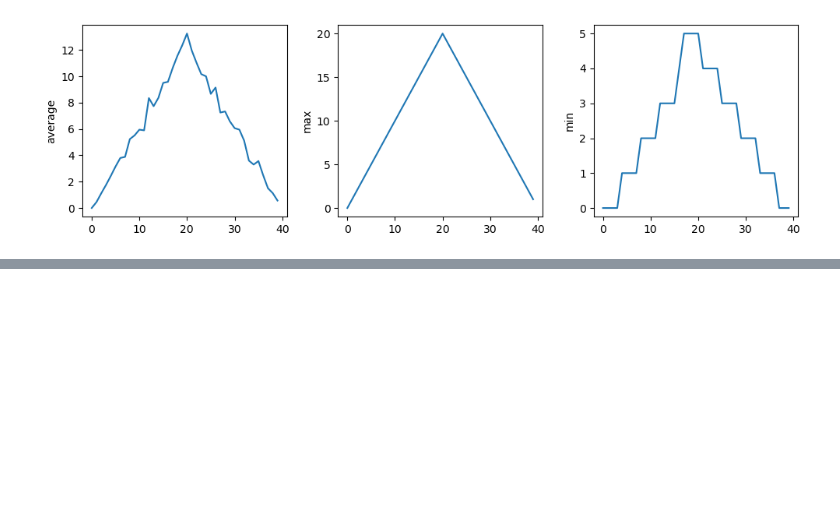
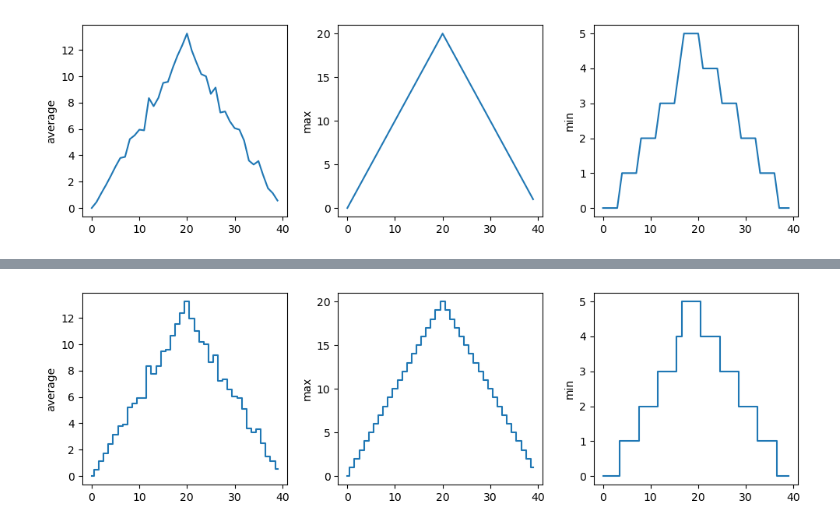
Before and after one commit to robfatland/carpentries, a Jupyter notebook: code/Day 1 Notes.ipynb, the cells around one changed output, grey strips where cells are left out. Drawn from its saved outputs; the diff is of its cells as text; code cells hidden in the pictures; blank space fills up the shorter version.

```diff
--- a/code/Day 1 Notes.ipynb
+++ b/code/Day 1 Notes.ipynb
@@ -686,0 +693,21 @@ matplotlib.pyplot.show()
+# %%
+fig = matplotlib.pyplot.figure(figsize=(10.0, 3.0))
+
+axes1 = fig.add_subplot(1, 3, 1)
+axes2 = fig.add_subplot(1, 3, 2)
+axes3 = fig.add_subplot(1, 3, 3)
+
+axes1.set_ylabel('average')
+axes1.plot(numpy.mean(data, axis=0), drawstyle='steps-mid')
+
+axes2.set_ylabel('max')
+axes2.plot(numpy.max(data, axis=0), drawstyle='steps-mid')
+
+axes3.set_ylabel('min')
+axes3.plot(numpy.min(data, axis=0), drawstyle='steps-mid')
+
+fig.tight_layout()
+
+matplotlib.pyplot.show()
+# %% [output]
+[figure, added]
```
Also changed, not shown: parts of 2 cells of this notebook.
